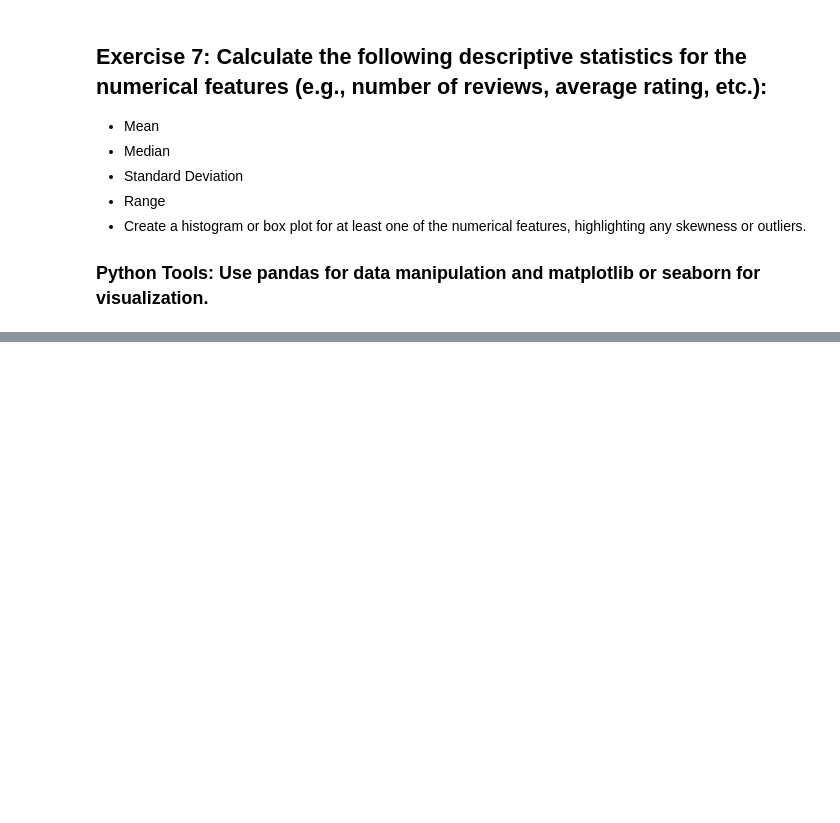
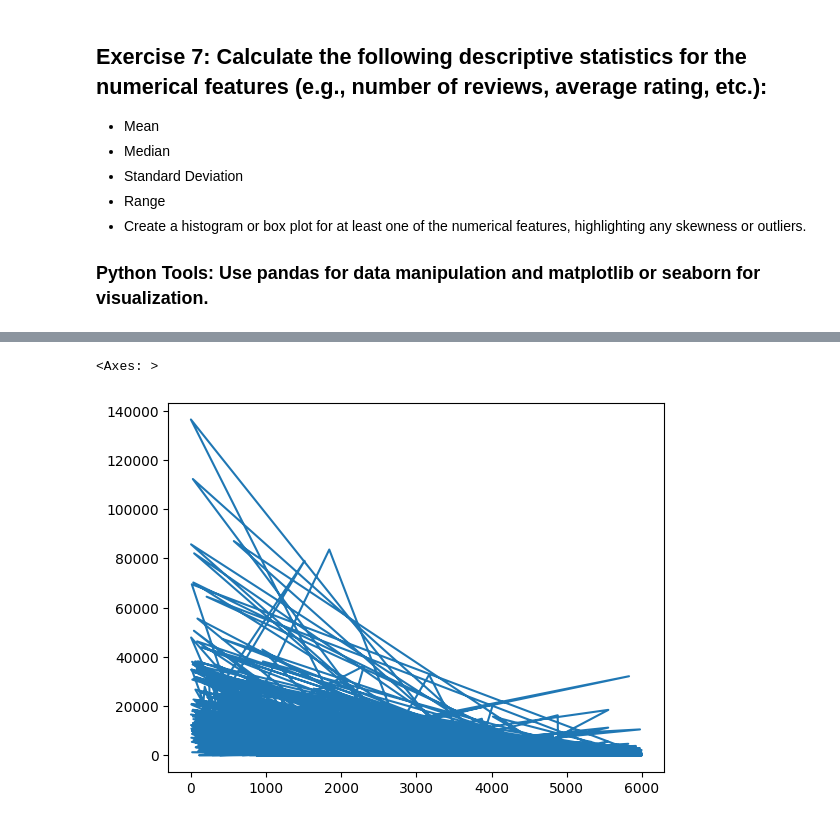
Before and after one commit to mannan272/data1, a Jupyter notebook: lab-02/Assignment 3.ipynb, the cells around one changed output, grey strips where cells are left out. Drawn from its saved outputs; the diff is of its cells as text; code cells hidden in the pictures; blank space fills up the shorter version.

```diff
--- a/lab-02/Assignment 3.ipynb
+++ b/lab-02/Assignment 3.ipynb
@@ -87,0 +243,5 @@ We’ve got a number of ways in general of dealing with missing data. These invo
+# %%
+df2_sorted['review_count'].plot()
+# %% [output]
+<Axes: >
+[figure, added]
```
Also changed, not shown: parts of 13 cells of this notebook, 1 other file.
